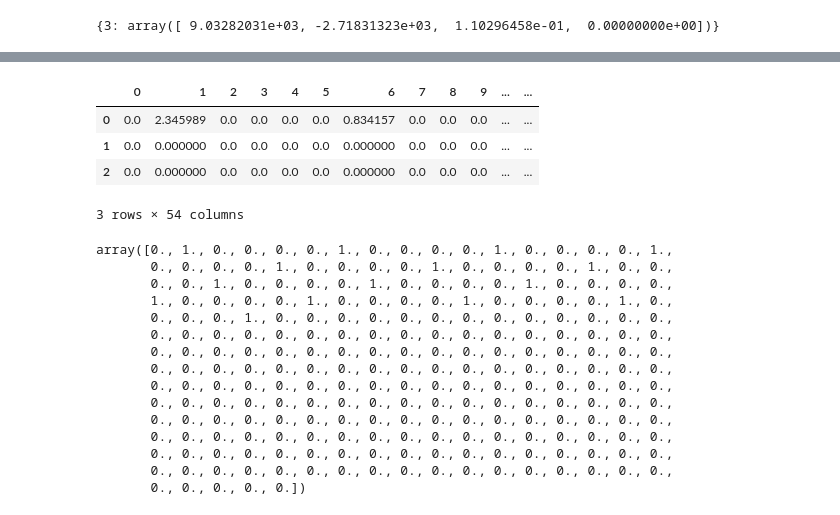
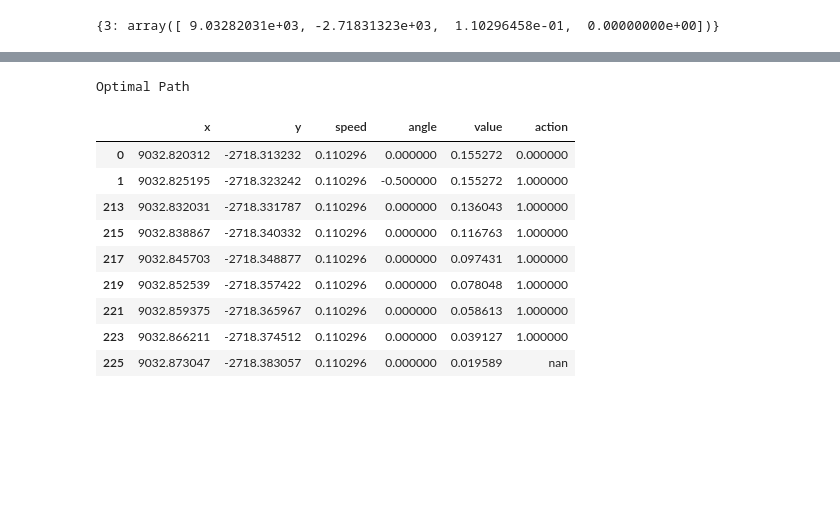
Before and after one commit to facebookresearch/nocturne, a Jupyter notebook: notebooks/lp_benchmark.ipynb, the cells around one changed output, grey strips where cells are left out. Drawn from its saved outputs; the diff is of its cells as text; code cells hidden in the pictures; blank space fills up the shorter version.

Commit message:
Fix: Implemented first version of LP-solution for optimal benchmark

```diff
--- a/notebooks/lp_benchmark.ipynb
+++ b/notebooks/lp_benchmark.ipynb
@@ -244,7 +231 @@ Model unknown
 values = np.array([val.value for val in model.v.values()])
-# %%
-opt_path = [0]
-for _ in range(15):
-    opt_next = np.multiply(transition[opt_path[-1], :, :], values).sum(axis=1).argmax()
-    opt_path.append(opt_next)
-    print(opt_next)
@@ -267,26 +232,37 @@ for _ in range(15):
-# %%
-pd.DataFrame(np.multiply(transition[opt_path[-1], :, :], values))
-# %% [output]
-|  | 0 | 1 | 2 | 3 | 4 | 5 | 6 | 7 | 8 | 9 | ... | ... |
-| 0 | 0.0 | 2.345989 | 0.0 | 0.0 | 0.0 | 0.0 | 0.834157 | 0.0 | 0.0 | 0.0 | ... | ... |
-| 1 | 0.0 | 0.000000 | 0.0 | 0.0 | 0.0 | 0.0 | 0.000000 | 0.0 | 0.0 | 0.0 | ... | ... |
-| 2 | 0.0 | 0.000000 | 0.0 | 0.0 | 0.0 | 0.0 | 0.000000 | 0.0 | 0.0 | 0.0 | ... | ... |
-3 rows × 54 columns
-# %%
-transition[0, 0, :]
-# %% [output]
-array([0., 1., 0., 0., 0., 0., 1., 0., 0., 0., 0., 1., 0., 0., 0., 0., 1.,
-       0., 0., 0., 0., 1., 0., 0., 0., 0., 1., 0., 0., 0., 0., 1., 0., 0.,
-       0., 0., 1., 0., 0., 0., 0., 1., 0., 0., 0., 0., 1., 0., 0., 0., 0.,
-       1., 0., 0., 0., 0., 1., 0., 0., 0., 0., 1., 0., 0., 0., 0., 1., 0.,
-       0., 0., 0., 1., 0., 0., 0., 0., 0., 0., 0., 0., 0., 0., 0., 0., 0.,
-       0., 0., 0., 0., 0., 0., 0., 0., 0., 0., 0., 0., 0., 0., 0., 0., 0.,
-       0., 0., 0., 0., 0., 0., 0., 0., 0., 0., 0., 0., 0., 0., 0., 0., 0.,
-       0., 0., 0., 0., 0., 0., 0., 0., 0., 0., 0., 0., 0., 0., 0., 0., 0.,
-       0., 0., 0., 0., 0., 0., 0., 0., 0., 0., 0., 0., 0., 0., 0., 0., 0.,
-       0., 0., 0., 0., 0., 0., 0., 0., 0., 0., 0., 0., 0., 0., 0., 0., 0.,
-       0., 0., 0., 0., 0., 0., 0., 0., 0., 0., 0., 0., 0., 0., 0., 0., 0.,
-       0., 0., 0., 0., 0., 0., 0., 0., 0., 0., 0., 0., 0., 0., 0., 0., 0.,
-       0., 0., 0., 0., 0., 0., 0., 0., 0., 0., 0., 0., 0., 0., 0., 0., 0.,
-       0., 0., 0., 0., 0., 0., 0., 0., 0., 0., 0., 0., 0., 0., 0., 0., 0.,
-       0., 0., 0., 0., 0.])
+# %%
+# Find optimal path and actions
+opt_states = [0]
+opt_actions = []
+for _ in range(15):
+    next_values = np.multiply(transition_array[opt_states[-1], :, :], values)
+    if (next_values == 0).all():
+        break
+    opt_next = next_values.max(axis=0).argmax()
+    opt_action = transition_array[opt_states[-1], :, opt_next].argmax()
+    opt_states.append(opt_next)
+    opt_actions.append(opt_action)
+
+# Display optimal path and actions
+pd.DataFrame(
+    index = opt_states,
+    data = {
+        "x": [states[state_idx][0] for state_idx in opt_states],
+        "y": [states[state_idx][1] for state_idx in opt_states],
+        "speed": [states[state_idx][2] for state_idx in opt_states],
+        "angle": [states[state_idx][3] for state_idx in opt_states],
+        "value": [values[state_idx] for state_idx in opt_states],
+        "action": [*[opt_action for opt_action in opt_actions], None],
+    },
+).style.set_caption("<h4>Optimal Path</h4>")
+# %% [output]
+Optimal Path
+|  | x | y | speed | angle | value | action |
+| 0 | 9032.820312 | -2718.313232 | 0.110296 | 0.000000 | 0.155272 | 0.000000 |
+| 1 | 9032.825195 | -2718.323242 | 0.110296 | -0.500000 | 0.155272 | 1.000000 |
+| 213 | 9032.832031 | -2718.331787 | 0.110296 | 0.000000 | 0.136043 | 1.000000 |
+| 215 | 9032.838867 | -2718.340332 | 0.110296 | 0.000000 | 0.116763 | 1.000000 |
+| 217 | 9032.845703 | -2718.348877 | 0.110296 | 0.000000 | 0.097431 | 1.000000 |
+| 219 | 9032.852539 | -2718.357422 | 0.110296 | 0.000000 | 0.078048 | 1.000000 |
+| 221 | 9032.859375 | -2718.365967 | 0.110296 | 0.000000 | 0.058613 | 1.000000 |
+| 223 | 9032.866211 | -2718.374512 | 0.110296 | 0.000000 | 0.039127 | 1.000000 |
+| 225 | 9032.873047 | -2718.383057 | 0.110296 | 0.000000 | 0.019589 | nan |
```
Also changed, not shown: parts of 9 cells of this notebook.
